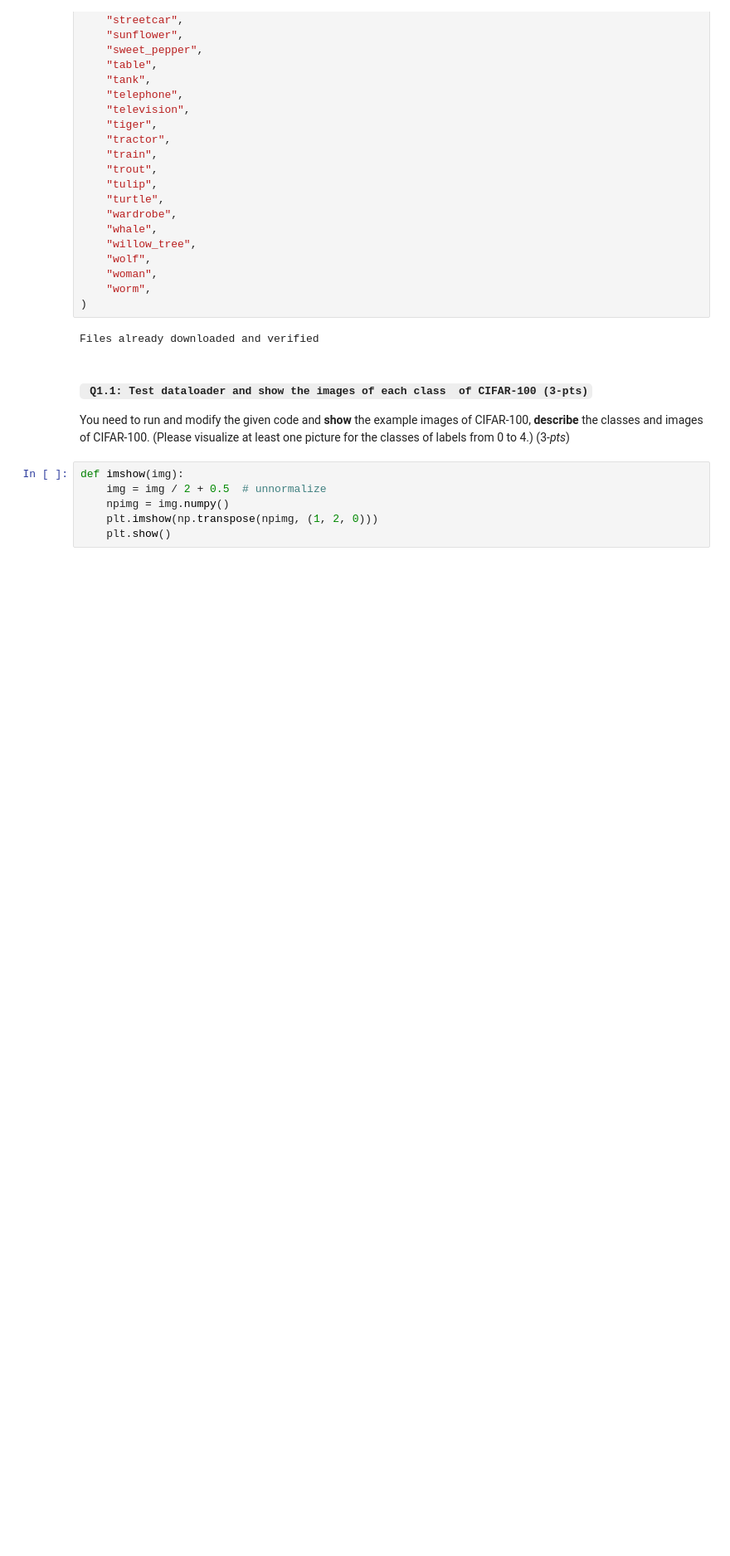
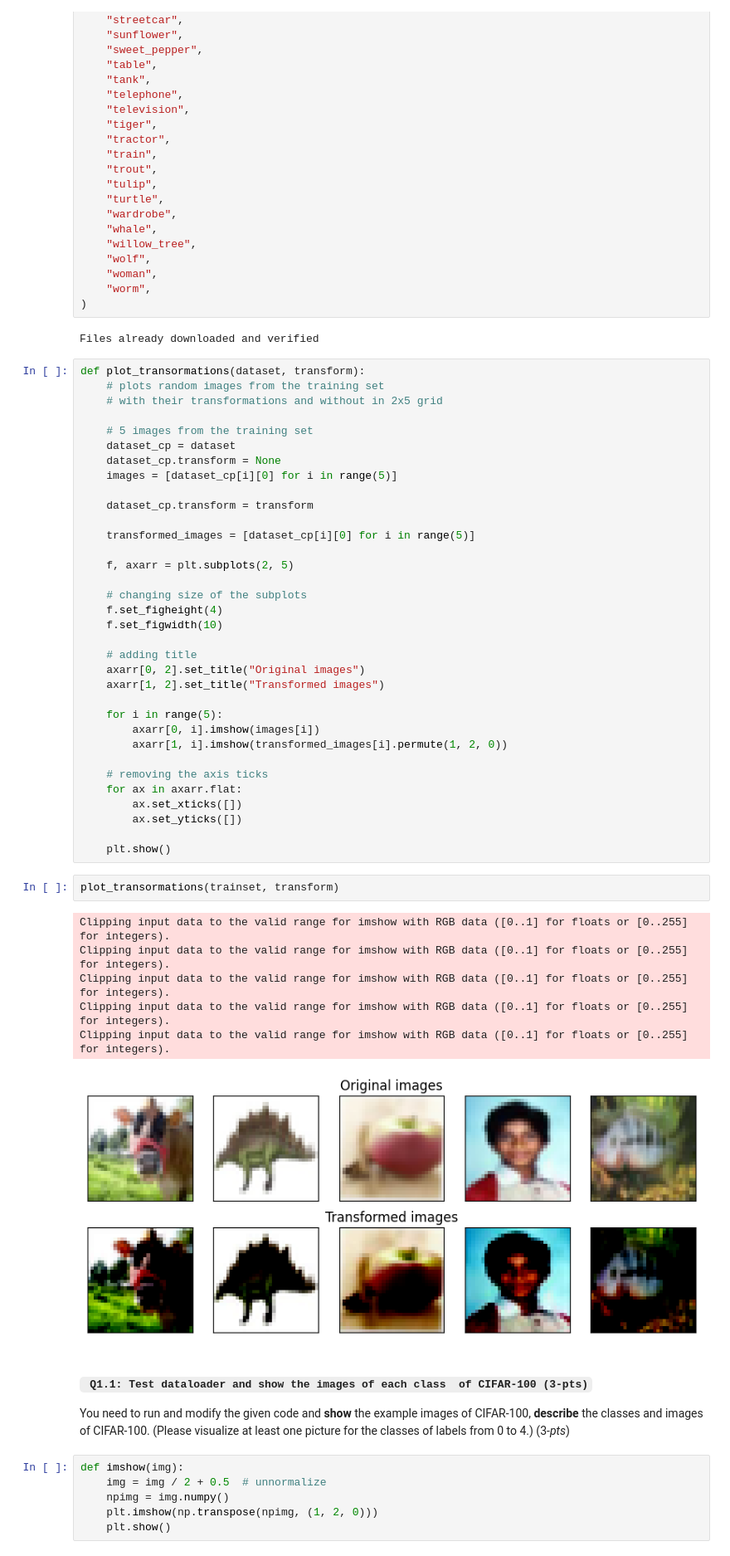
Before and after one commit to dgcnz/uva-cv1-lab5, a Jupyter notebook: notebooks/CV1 Final Lab Pt2.ipynb, the cells around one changed output. Shown at 83% size. Drawn from its saved outputs; the diff is of its cells as text; blank space fills up the shorter version.

Commit message:
Added visualization

```diff
--- a/notebooks/CV1 Final Lab Pt2.ipynb
+++ b/notebooks/CV1 Final Lab Pt2.ipynb
@@ -223,6 +223,49 @@ classes = (
 )
 # %% [output]
 Files already downloaded and verified
+# %%
+def plot_transormations(dataset, transform):
+    # plots random images from the training set
+    # with their transformations and without in 2x5 grid
+
+    # 5 images from the training set
+    dataset_cp = dataset
+    dataset_cp.transform = None
+    images = [dataset_cp[i][0] for i in range(5)]
+
+    dataset_cp.transform = transform
+
+    transformed_images = [dataset_cp[i][0] for i in range(5)]
+
+    f, axarr = plt.subplots(2, 5)
+
+    # changing size of the subplots
+    f.set_figheight(4)
+    f.set_figwidth(10)
+
+    # adding title
+    axarr[0, 2].set_title("Original images")
+    axarr[1, 2].set_title("Transformed images")
+
+    for i in range(5):
+        axarr[0, i].imshow(images[i])
+        axarr[1, i].imshow(transformed_images[i].permute(1, 2, 0))
+
+    # removing the axis ticks
+    for ax in axarr.flat:
+        ax.set_xticks([])
+        ax.set_yticks([])
+
+    plt.show()
+# %%
+plot_transormations(trainset, transform)
+# %% [output]
+Clipping input data to the valid range for imshow with RGB data ([0..1] for floats or [0..255] for integers).
+Clipping input data to the valid range for imshow with RGB data ([0..1] for floats or [0..255] for integers).
+Clipping input data to the valid range for imshow with RGB data ([0..1] for floats or [0..255] for integers).
+Clipping input data to the valid range for imshow with RGB data ([0..1] for floats or [0..255] for integers).
+Clipping input data to the valid range for imshow with RGB data ([0..1] for floats or [0..255] for integers).
+[figure, added]
 # %% [markdown]
 ####  **` Q1.1: Test dataloader and show the images of each class  of CIFAR-100 (3-pts)`**
 You need to run and modify the given code and **show** the example images of CIFAR-100, **describe** the classes and images of CIFAR-100. (Please visualize at least one picture for the classes of labels from 0 to 4.) (3-*pts*)
```
